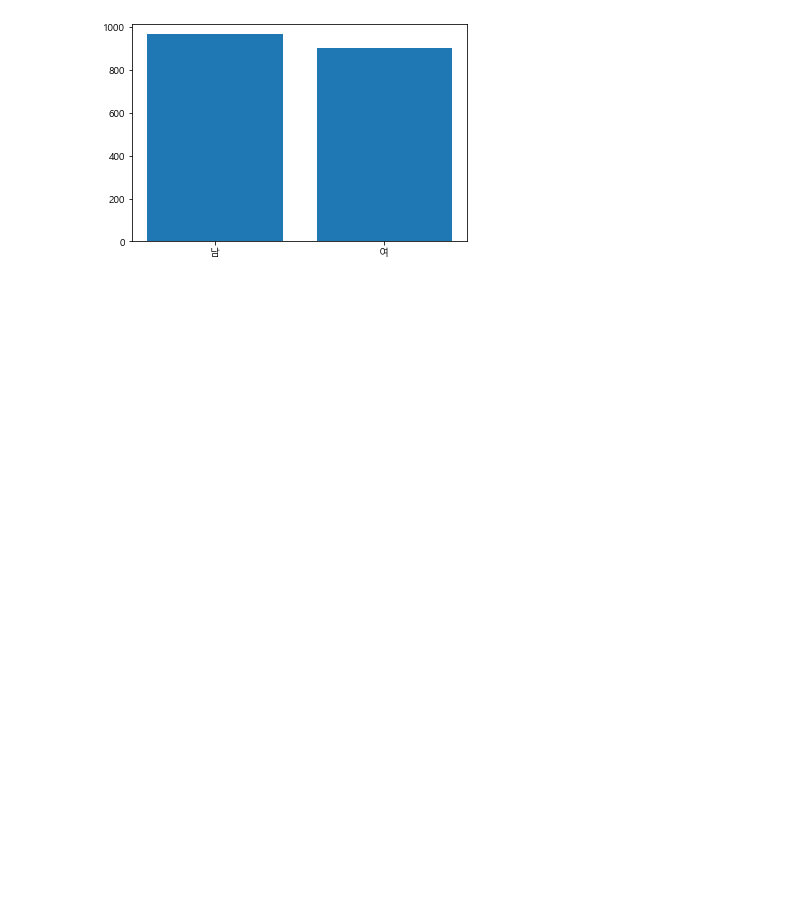
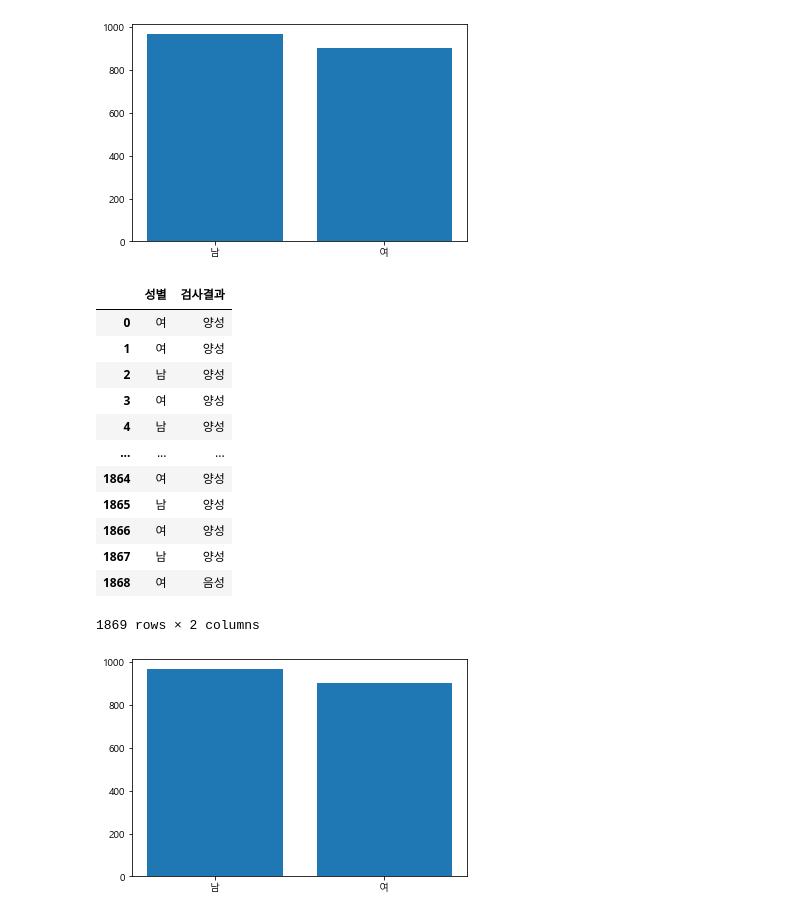
Before and after one commit to kwonbora1004/python, a Jupyter notebook: 20200605/test4.ipynb, the cells around one changed output. Saved outputs shown, nothing was run; the diff lists cells and outputs as text; code cells hidden in the pictures; blank space fills up the shorter version.

```diff
--- a/20200605/test4.ipynb
+++ b/20200605/test4.ipynb
@@ -47,31 +47,62 @@ import numpy as np
 import pandas as pd
 from matplotlib import pyplot as plt
 import matplotlib.pyplot as plt
 # 한글문제 해결처리
 ################################################################
 from matplotlib import font_manager, rc
 import platform
 plt.rcParams['axes.unicode_minus'] = False
 if platform.system() == 'Darwin':
     rc('font', family='AppleGothic')
 elif platform.system() == 'Windows':
     path = "c:/Windows/Fonts/malgun.ttf"
     font_name = font_manager.FontProperties(fname=path).get_name()
     rc('font', family=font_name)
 else:
     print('Unknown system... sorry~~~~')
 ################################################################
 
 # 다음의 결과를 출력하시오.
 df=pd.read_excel("의심환자검역정보(2019).xlsx")
 df
 df.groupby (by='성별').count()
 df2 = df.loc[:,['성별','검사결과']]
 df2
+
 df3=df2.groupby(by='성별').count().reset_index()
 
 df3.columns = ['성별','검사건수']
 plt.bar(df3['성별'],df3['검사건수'])
+
 # plt.yticks([0,200,400,600,800,1000])
+# plt.legend(labels=['Men','Women'])
+# plt.show()
+p1 = plt.bar(index, tips_sum_by_day_male, color='b', alpha=alpha)
 
-plt.show()
+p2 = plt.bar(index, tips_sum_by_day_female, color='r', alpha=alpha,
+
+             bottom=tips_sum_by_day_male
+
+
+# n = 5
+# menMeans = (20,35,30,35,27)
+# womenMeans = (25,32,34,20,25)
+
+# ind = np.arange(n) #0,1,2,3,4
+# plt.bar(ind,menMeans,width=0.35, color='r')
+# plt.bar(ind, womenMeans , width= 0.35 , bottom=menMeans,color = 'b')
+# %% [output]
+|  | 성별 | 검사결과 |
+| 0 | 여 | 양성 |
+| 1 | 여 | 양성 |
+| 2 | 남 | 양성 |
+| 3 | 여 | 양성 |
+| 4 | 남 | 양성 |
+| ... | ... | ... |
+| 1864 | 여 | 양성 |
+| 1865 | 남 | 양성 |
+| 1866 | 여 | 양성 |
+| 1867 | 남 | 양성 |
+| 1868 | 여 | 음성 |
+1869 rows × 2 columns
+[figure, added]
```
Also changed, not shown: parts of 1 cell of this notebook, 5 other files.
